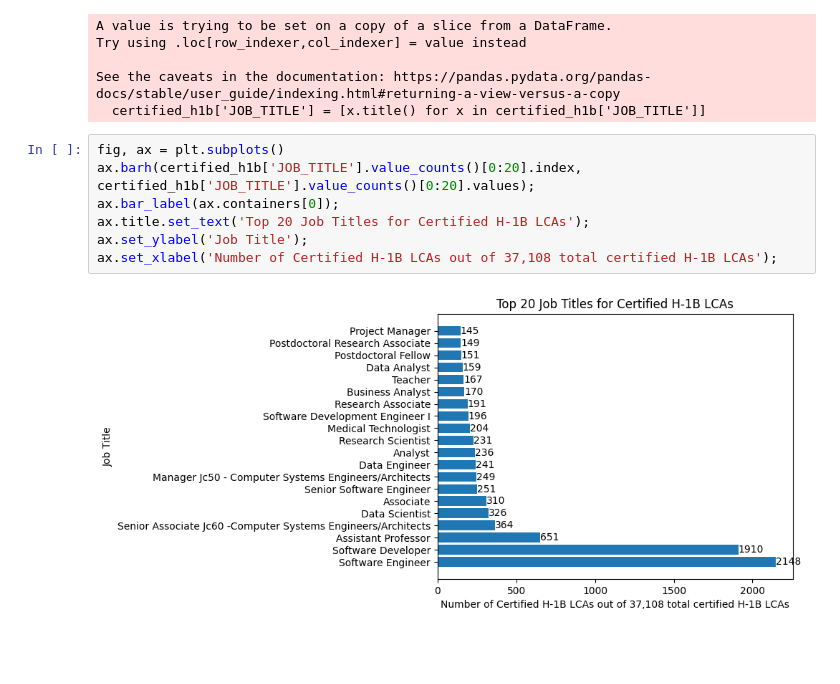
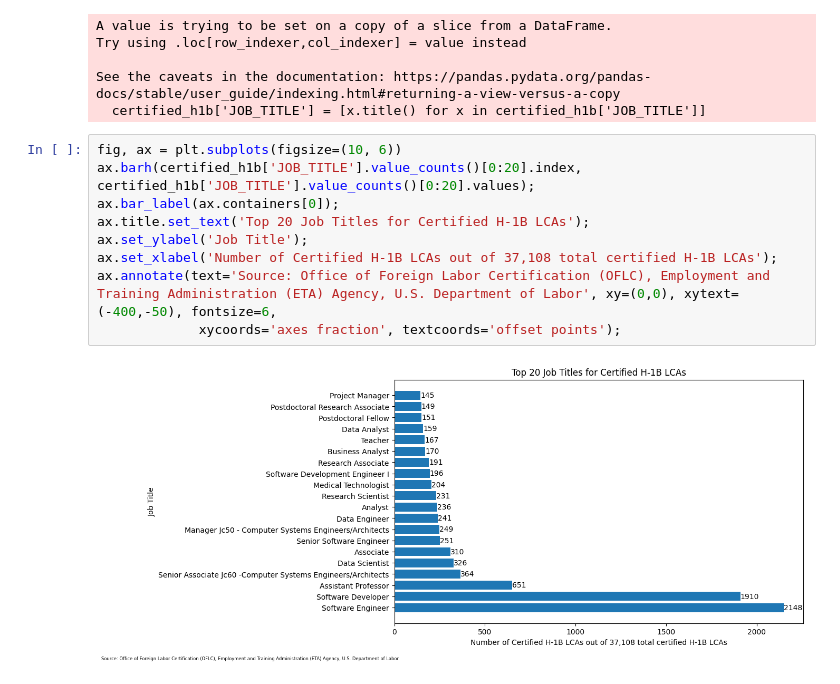
Before and after one commit to Tinashe-04/CareerPalz, a Jupyter notebook: LCA_Disclosure_Data_FY2023_Q4.ipynb, the cells around one changed output. Saved outputs shown, nothing was run; the diff lists cells and outputs as text; blank space fills up the shorter version.

Commit message:
Adjusted plots for job titles

```diff
--- a/LCA_Disclosure_Data_FY2023_Q4.ipynb
+++ b/LCA_Disclosure_Data_FY2023_Q4.ipynb
@@ -755,11 +762,13 @@ Try using .loc[row_indexer,col_indexer] = value instead
 See the caveats in the documentation: https://pandas.pydata.org/pandas-docs/stable/user_guide/indexing.html#returning-a-view-versus-a-copy
   certified_h1b['JOB_TITLE'] = [x.title() for x in certified_h1b['JOB_TITLE']]
 # %%
-fig, ax = plt.subplots()
+fig, ax = plt.subplots(figsize=(10, 6))
 ax.barh(certified_h1b['JOB_TITLE'].value_counts()[0:20].index, certified_h1b['JOB_TITLE'].value_counts()[0:20].values);
 ax.bar_label(ax.containers[0]);
 ax.title.set_text('Top 20 Job Titles for Certified H-1B LCAs');
 ax.set_ylabel('Job Title');
 ax.set_xlabel('Number of Certified H-1B LCAs out of 37,108 total certified H-1B LCAs');
+ax.annotate(text='Source: Office of Foreign Labor Certification (OFLC), Employment and Training Administration (ETA) Agency, U.S. Department of Labor', xy=(0,0), xytext=(-400,-50), fontsize=6,
+             xycoords='axes fraction', textcoords='offset points');
 # %% [output]
-[figure, old version]
+[figure, new version]
```
Also changed, not shown: parts of 3 cells of this notebook.
